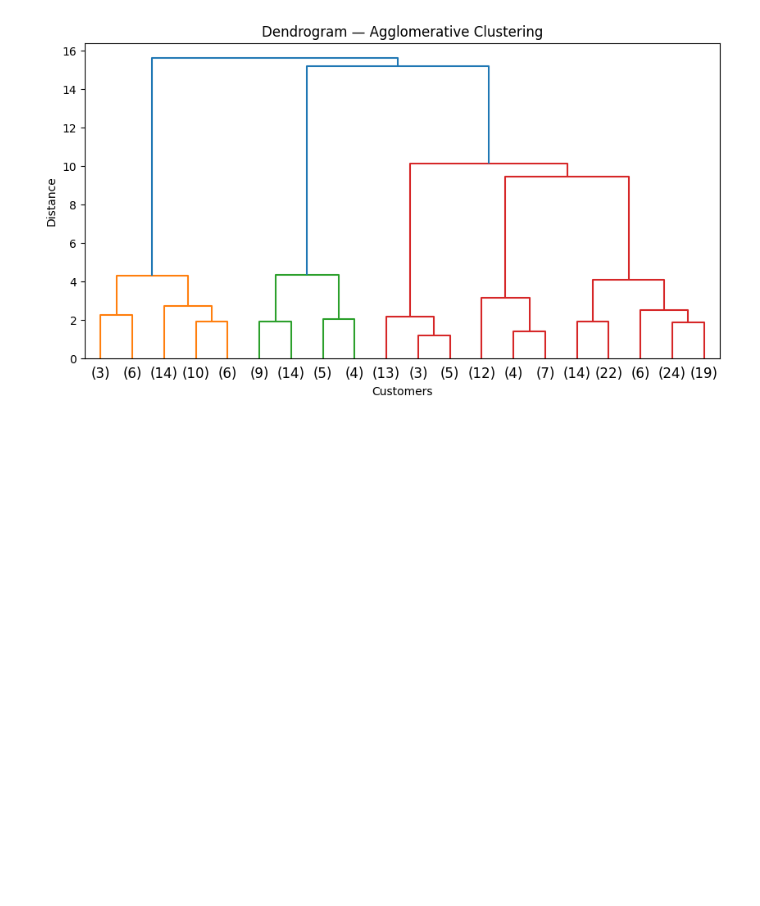
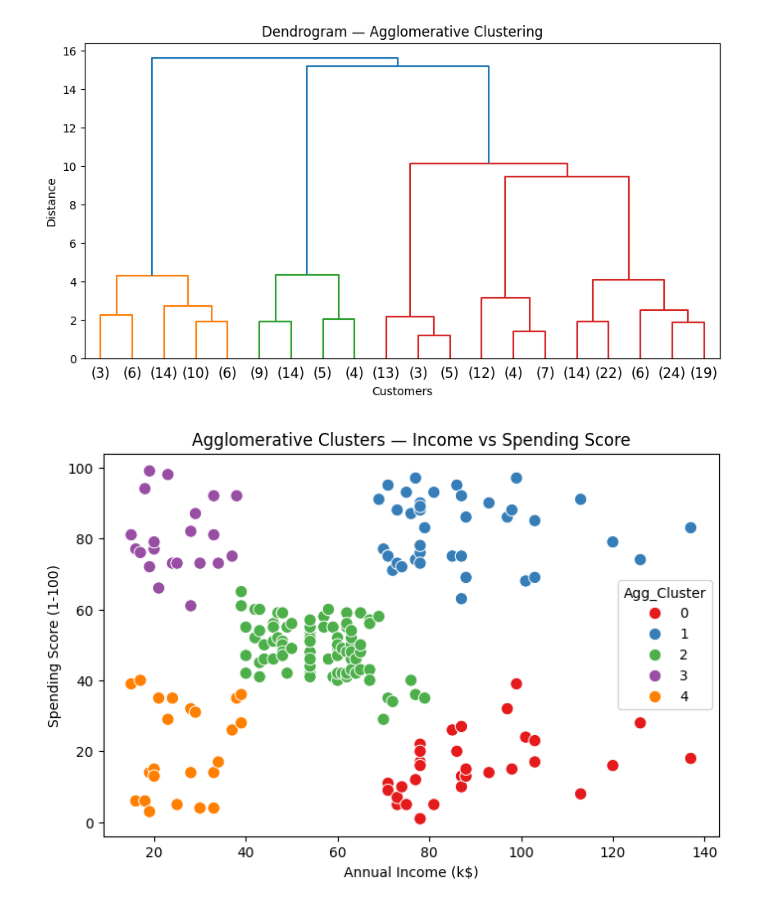
Before and after one commit to yusuf-codes10/touir-youcef-abderahim-ml-automal-homework, a Jupyter notebook: machine_learning.ipynb, the cells around one changed output. Cells and saved outputs as stored; diff of their text form; code cells hidden in the pictures; blank space fills up the shorter version.

```diff
--- a/machine_learning.ipynb
+++ b/machine_learning.ipynb
@@ -219,3 +219,16 @@ plt.ylabel('Distance')
 plt.show()
 # %% [output]
 [figure]
+# %%
+# 2. Train Agglomerative with 5 clusters (same as K-Means for comparison)
+agg = AgglomerativeClustering(n_clusters=5)
+mall_df['Agg_Cluster'] = agg.fit_predict(X_scaled)
+
+# 3. Visualize
+plt.figure(figsize=(8, 5))
+sns.scatterplot(data=mall_df, x='Annual Income (k$)', y='Spending Score (1-100)',
+                hue='Agg_Cluster', palette='Set1', s=80)
+plt.title('Agglomerative Clusters — Income vs Spending Score')
+plt.show()
+# %% [output]
+[figure, added]
```
Also changed, not shown: parts of 3 cells of this notebook.
